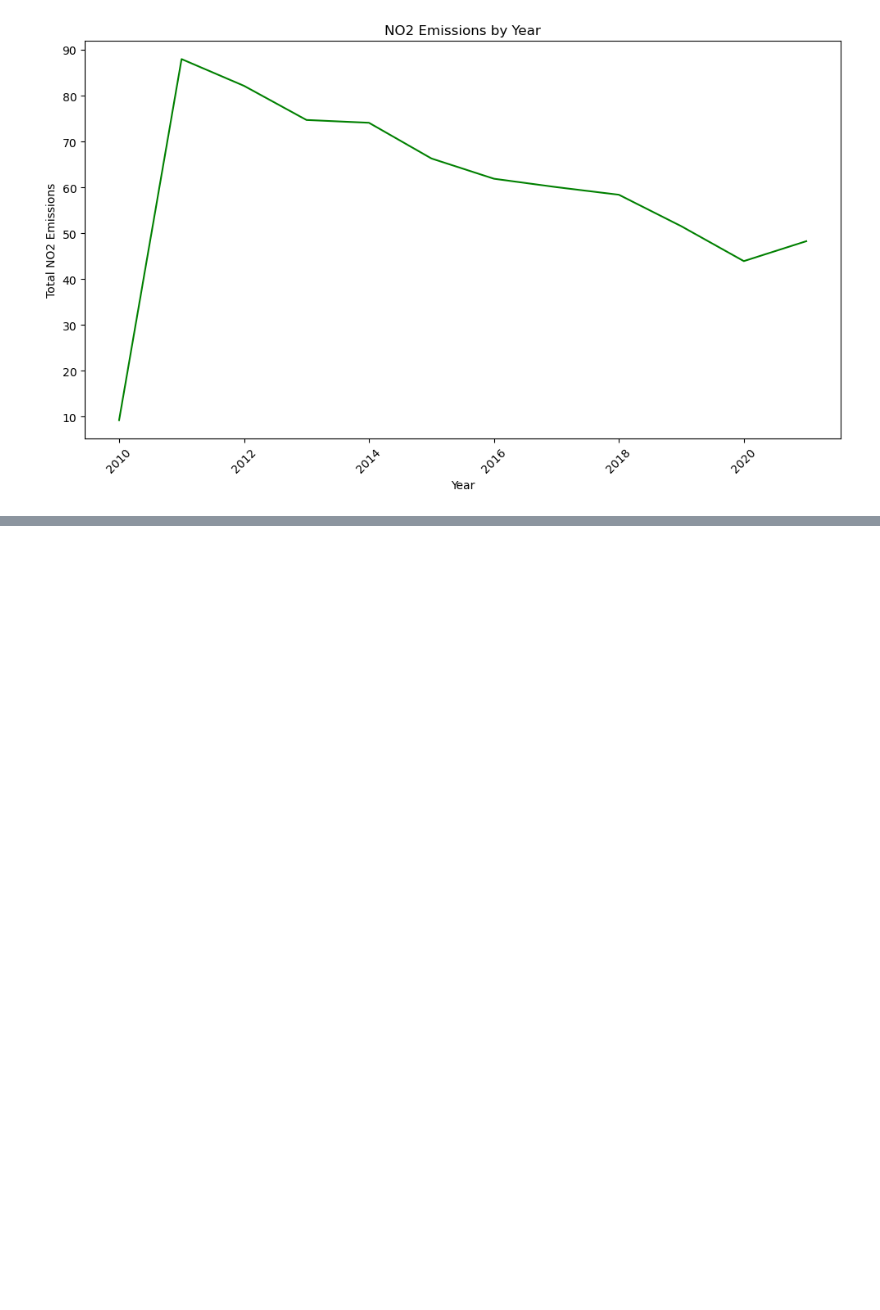
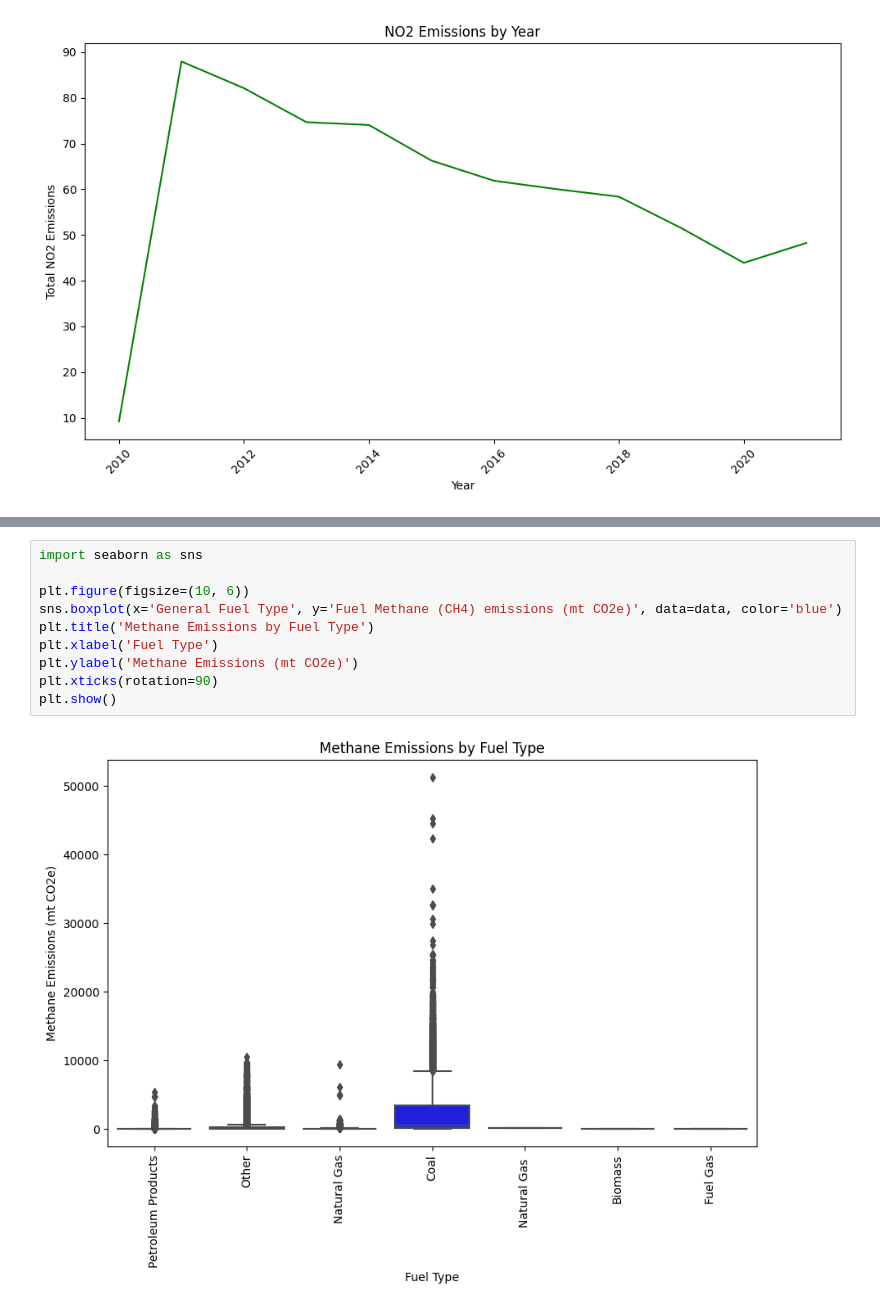
Before and after one commit to bhansea/SustainabilityMQP, a Jupyter notebook: FuelEmissionsSP.ipynb, the cells around one changed output, grey strips where cells are left out. Cells and saved outputs as stored; diff of their text form; blank space fills up the shorter version.

```diff
--- a/FuelEmissionsSP.ipynb
+++ b/FuelEmissionsSP.ipynb
@@ -382,0 +401,12 @@ plt.show()
+# %%
+import seaborn as sns
+
+plt.figure(figsize=(10, 6))
+sns.boxplot(x='General Fuel Type', y='Fuel Methane (CH4) emissions (mt CO2e)', data=data, color='blue')
+plt.title('Methane Emissions by Fuel Type')
+plt.xlabel('Fuel Type')
+plt.ylabel('Methane Emissions (mt CO2e)')
+plt.xticks(rotation=90)
+plt.show()
+# %% [output]
+[figure, added]
```
Also changed, not shown: parts of 5 cells of this notebook.
